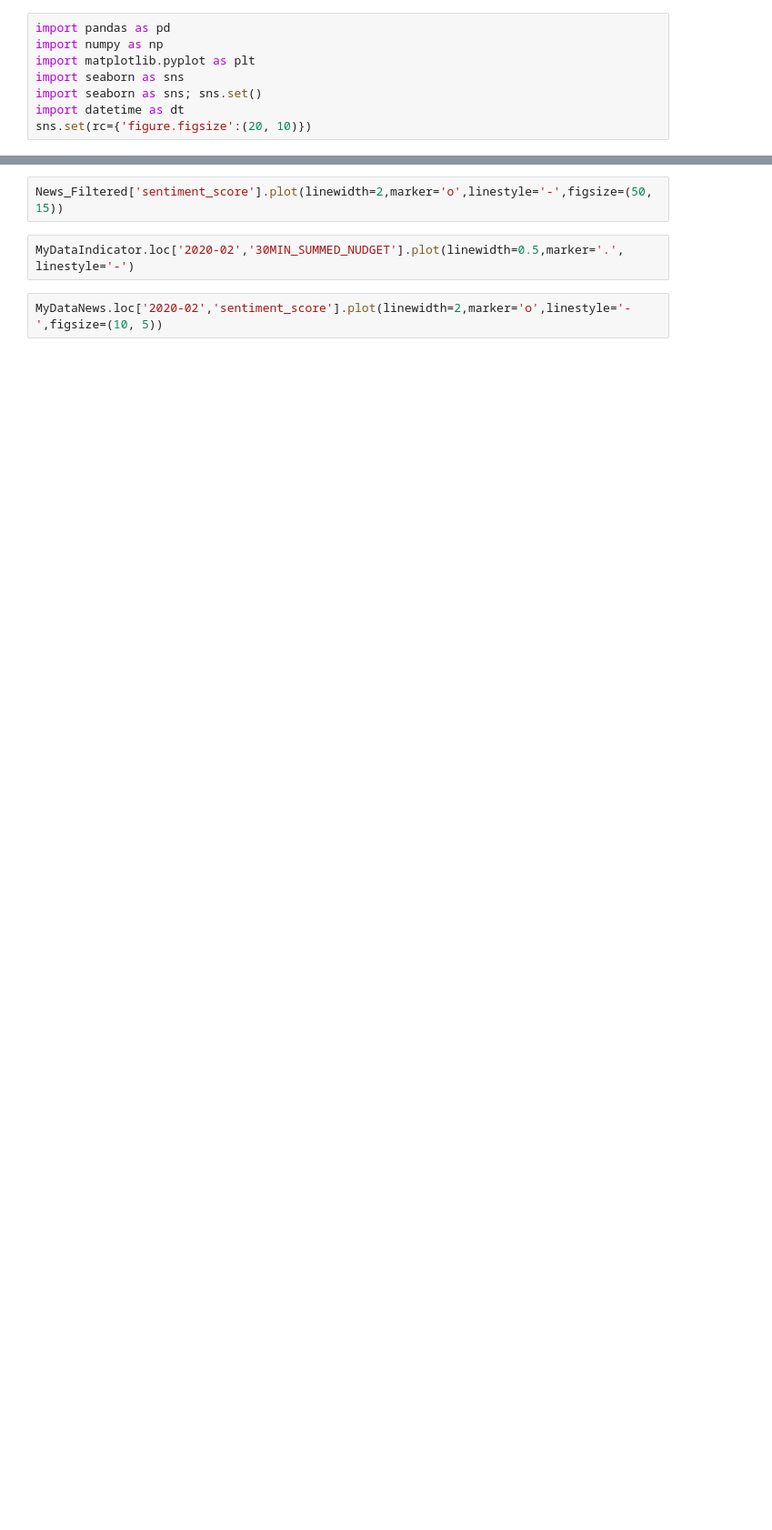
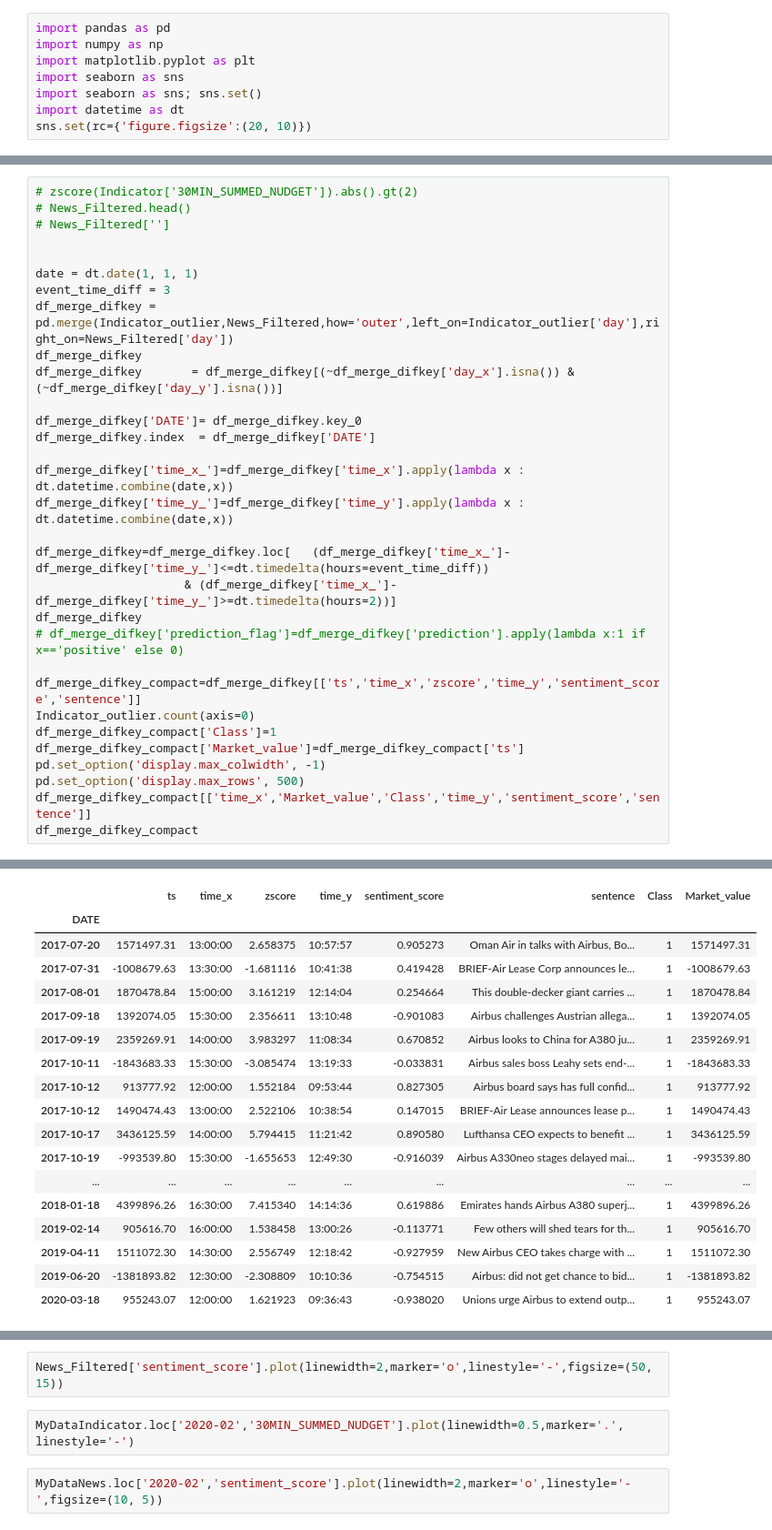
Before and after one commit to Tirayr/AcademyWork, a Jupyter notebook: code/notebooks/Visualize_Market_Direction.ipynb, the cells around one changed output, grey strips where cells are left out. Shown: that part at 91% size. Drawn from its saved outputs; the diff is of its cells as text; blank space fills up the shorter version.

```diff
--- a/code/notebooks/Visualize_Market_Direction.ipynb
+++ b/code/notebooks/Visualize_Market_Direction.ipynb
@@ -69,0 +199,32 @@ TypeError: unsupported operand type(s) for -: 'datetime.time' and 'datetime.time
+# %%
+# zscore(Indicator['30MIN_SUMMED_NUDGET']).abs().gt(2)
+# News_Filtered.head()
+# News_Filtered['']
+
+
+date = dt.date(1, 1, 1)
+event_time_diff = 3
+df_merge_difkey = pd.merge(Indicator_outlier,News_Filtered,how='outer',left_on=Indicator_outlier['day'],right_on=News_Filtered['day'])
+df_merge_difkey
+df_merge_difkey       = df_merge_difkey[(~df_merge_difkey['day_x'].isna()) & (~df_merge_difkey['day_y'].isna())]
+
+df_merge_difkey['DATE']= df_merge_difkey.key_0
+df_merge_difkey.index  = df_merge_difkey['DATE']
+
+df_merge_difkey['time_x_']=df_merge_difkey['time_x'].apply(lambda x : dt.datetime.combine(date,x))
+df_merge_difkey['time_y_']=df_merge_difkey['time_y'].apply(lambda x : dt.datetime.combine(date,x))
+
+df_merge_difkey=df_merge_difkey.loc[   (df_merge_difkey['time_x_']-df_merge_difkey['time_y_']<=dt.timedelta(hours=event_time_diff))
+                     & (df_merge_difkey['time_x_']-df_merge_difkey['time_y_']>=dt.timedelta(hours=2))]
+df_merge_difkey
+# df_merge_difkey['prediction_flag']=df_merge_difkey['prediction'].apply(lambda x:1 if x=='positive' else 0)
+
+df_merge_difkey_compact=df_merge_difkey[['ts','time_x','zscore','time_y','sentiment_score','sentence']]
+Indicator_outlier.count(axis=0)
+df_merge_difkey_compact['Class']=1
+df_merge_difkey_compact['Market_value']=df_merge_difkey_compact['ts']
+pd.set_option('display.max_colwidth', -1)
+pd.set_option('display.max_rows', 500)
+df_merge_difkey_compact[['time_x','Market_value','Class','time_y','sentiment_score','sentence']]
+df_merge_difkey_compact
+# %% [output]
@@ -69,0 +239,18 @@ TypeError: unsupported operand type(s) for -: 'datetime.time' and 'datetime.time
+|  | ts | time_x | zscore | time_y | sentiment_score | sentence | Class | Market_value |
+| DATE |  |  |  |  |  |  |  |  |
+| 2017-07-20 | 1571497.31 | 13:00:00 | 2.658375 | 10:57:57 | 0.905273 | Oman Air in talks with Airbus, Bo... | 1 | 1571497.31 |
+| 2017-07-31 | -1008679.63 | 13:30:00 | -1.681116 | 10:41:38 | 0.419428 | BRIEF-Air Lease Corp announces le... | 1 | -1008679.63 |
+| 2017-08-01 | 1870478.84 | 15:00:00 | 3.161219 | 12:14:04 | 0.254664 | This double-decker giant carries ... | 1 | 1870478.84 |
+| 2017-09-18 | 1392074.05 | 15:30:00 | 2.356611 | 13:10:48 | -0.901083 | Airbus challenges Austrian allega... | 1 | 1392074.05 |
+| 2017-09-19 | 2359269.91 | 14:00:00 | 3.983297 | 11:08:34 | 0.670852 | Airbus looks to China for A380 ju... | 1 | 2359269.91 |
+| 2017-10-11 | -1843683.33 | 15:30:00 | -3.085474 | 13:19:33 | -0.033831 | Airbus sales boss Leahy sets end-... | 1 | -1843683.33 |
+| 2017-10-12 | 913777.92 | 12:00:00 | 1.552184 | 09:53:44 | 0.827305 | Airbus board says has full confid... | 1 | 913777.92 |
+| 2017-10-12 | 1490474.43 | 13:00:00 | 2.522106 | 10:38:54 | 0.147015 | BRIEF-Air Lease announces lease p... | 1 | 1490474.43 |
+| 2017-10-17 | 3436125.59 | 14:00:00 | 5.794415 | 11:21:42 | 0.890580 | Lufthansa CEO expects to benefit ... | 1 | 3436125.59 |
+| 2017-10-19 | -993539.80 | 15:30:00 | -1.655653 | 12:49:30 | -0.916039 | Airbus A330neo stages delayed mai... | 1 | -993539.80 |
+| ... | ... | ... | ... | ... | ... | ... | ... | ... |
+| 2018-01-18 | 4399896.26 | 16:30:00 | 7.415340 | 14:14:36 | 0.619886 | Emirates hands Airbus A380 superj... | 1 | 4399896.26 |
+| 2019-02-14 | 905616.70 | 16:00:00 | 1.538458 | 13:00:26 | -0.113771 | Few others will shed tears for th... | 1 | 905616.70 |
+| 2019-04-11 | 1511072.30 | 14:30:00 | 2.556749 | 12:18:42 | -0.927959 | New Airbus CEO takes charge with ... | 1 | 1511072.30 |
+| 2019-06-20 | -1381893.82 | 12:30:00 | -2.308809 | 10:10:36 | -0.754515 | Airbus: did not get chance to bid... | 1 | -1381893.82 |
+| 2020-03-18 | 955243.07 | 12:00:00 | 1.621923 | 09:36:43 | -0.938020 | Unions urge Airbus to extend outp... | 1 | 955243.07 |
```
Also changed, not shown: parts of 15 cells of this notebook, 3 other files.
